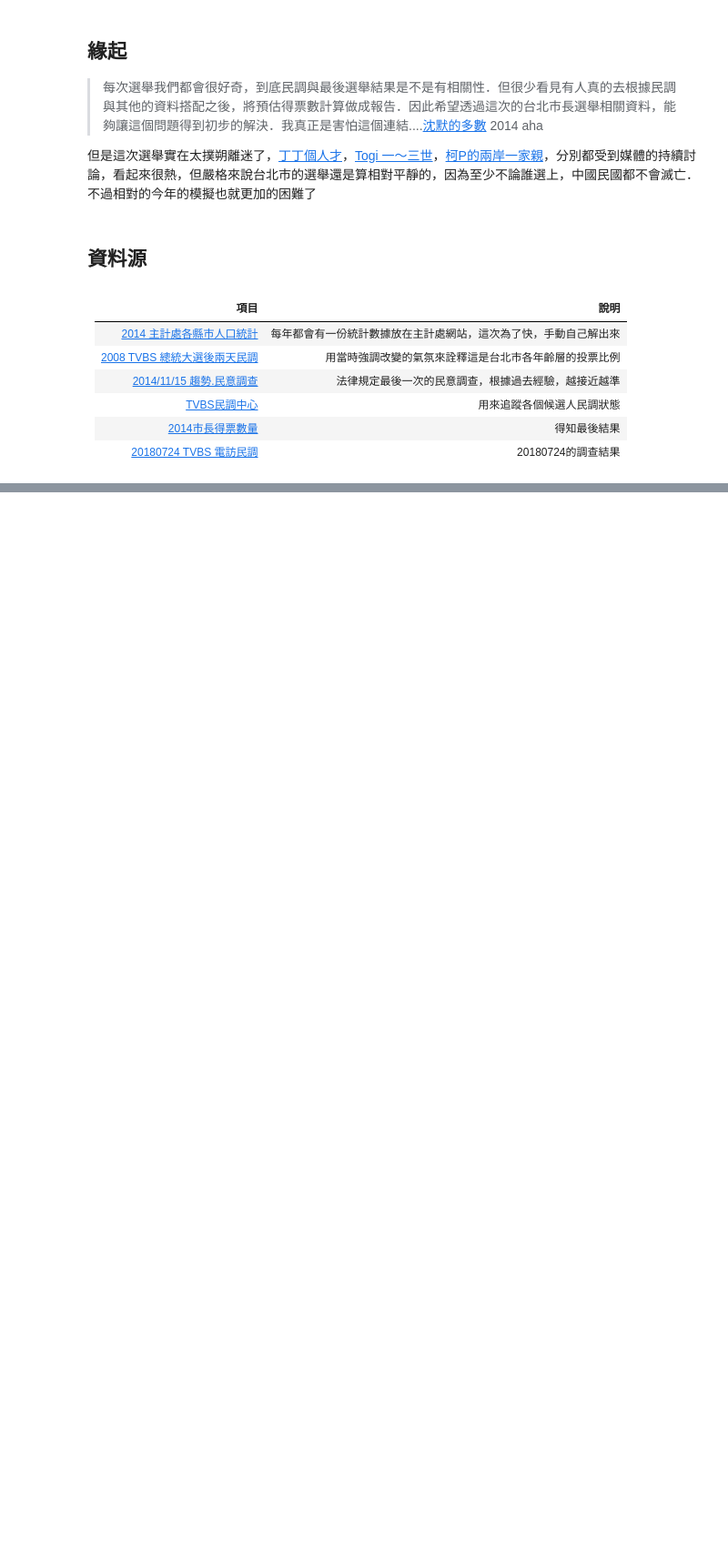
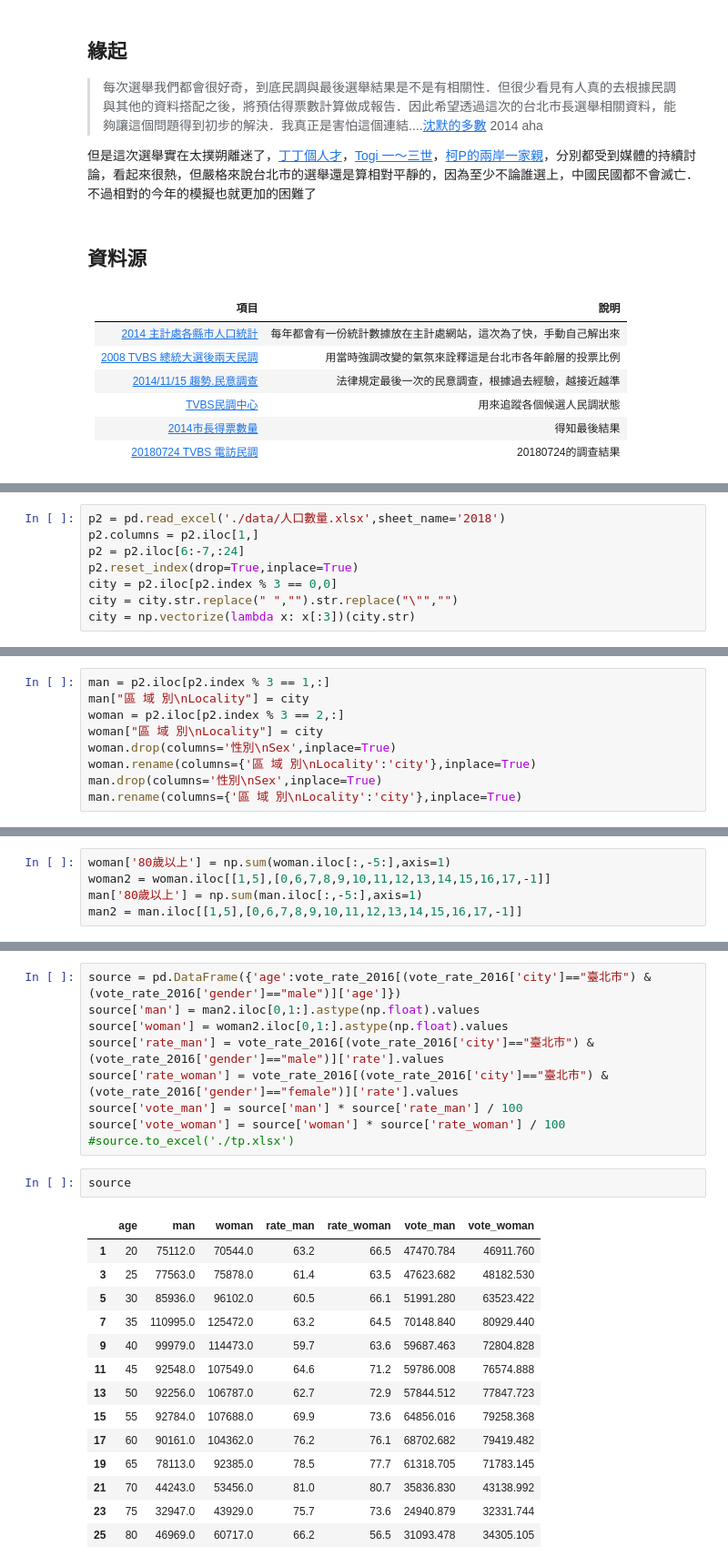
Before and after one commit to ntuaha/VoteSimulator, a Jupyter notebook: 2018/VoteSimulator.ipynb, the cells around one changed output, grey strips where cells are left out. Shown at 91% size. Cells and saved outputs as stored; diff of their text form; blank space fills up the shorter version.

```diff
--- a/2018/VoteSimulator.ipynb
+++ b/2018/VoteSimulator.ipynb
@@ -77,0 +227,8 @@ dtype: int64
+# %%
+p2 = pd.read_excel('./data/人口數量.xlsx',sheet_name='2018')
+p2.columns = p2.iloc[1,]
+p2 = p2.iloc[6:-7,:24]
+p2.reset_index(drop=True,inplace=True)
+city = p2.iloc[p2.index % 3 == 0,0]
+city = city.str.replace(" ","").str.replace("\"","")
+city = np.vectorize(lambda x: x[:3])(city.str)
@@ -77,0 +241,9 @@ dtype: int64
+# %%
+man = p2.iloc[p2.index % 3 == 1,:]
+man["區 域 別\nLocality"] = city
+woman = p2.iloc[p2.index % 3 == 2,:]
+woman["區 域 別\nLocality"] = city
+woman.drop(columns='性別\nSex',inplace=True)
+woman.rename(columns={'區 域 別\nLocality':'city'},inplace=True)
+man.drop(columns='性別\nSex',inplace=True)
+man.rename(columns={'區 域 別\nLocality':'city'},inplace=True)
@@ -77,0 +269,5 @@ dtype: int64
+# %%
+woman['80歲以上'] = np.sum(woman.iloc[:,-5:],axis=1)
+woman2 = woman.iloc[[1,5],[0,6,7,8,9,10,11,12,13,14,15,16,17,-1]]
+man['80歲以上'] = np.sum(man.iloc[:,-5:],axis=1)
+man2 = man.iloc[[1,5],[0,6,7,8,9,10,11,12,13,14,15,16,17,-1]]
@@ -77,0 +298,26 @@ dtype: int64
+# %%
+source = pd.DataFrame({'age':vote_rate_2016[(vote_rate_2016['city']=="臺北市") & (vote_rate_2016['gender']=="male")]['age']})
+source['man'] = man2.iloc[0,1:].astype(np.float).values
+source['woman'] = woman2.iloc[0,1:].astype(np.float).values
+source['rate_man'] = vote_rate_2016[(vote_rate_2016['city']=="臺北市") & (vote_rate_2016['gender']=="male")]['rate'].values
+source['rate_woman'] = vote_rate_2016[(vote_rate_2016['city']=="臺北市") & (vote_rate_2016['gender']=="female")]['rate'].values
+source['vote_man'] = source['man'] * source['rate_man'] / 100
+source['vote_woman'] = source['woman'] * source['rate_woman'] / 100
+#source.to_excel('./tp.xlsx')
+# %%
+source
+# %% [output]
+|  | age | man | woman | rate_man | rate_woman | vote_man | vote_woman |
+| 1 | 20 | 75112.0 | 70544.0 | 63.2 | 66.5 | 47470.784 | 46911.760 |
+| 3 | 25 | 77563.0 | 75878.0 | 61.4 | 63.5 | 47623.682 | 48182.530 |
+| 5 | 30 | 85936.0 | 96102.0 | 60.5 | 66.1 | 51991.280 | 63523.422 |
+| 7 | 35 | 110995.0 | 125472.0 | 63.2 | 64.5 | 70148.840 | 80929.440 |
+| 9 | 40 | 99979.0 | 114473.0 | 59.7 | 63.6 | 59687.463 | 72804.828 |
+| 11 | 45 | 92548.0 | 107549.0 | 64.6 | 71.2 | 59786.008 | 76574.888 |
+| 13 | 50 | 92256.0 | 106787.0 | 62.7 | 72.9 | 57844.512 | 77847.723 |
+| 15 | 55 | 92784.0 | 107688.0 | 69.9 | 73.6 | 64856.016 | 79258.368 |
+| 17 | 60 | 90161.0 | 104362.0 | 76.2 | 76.1 | 68702.682 | 79419.482 |
+| 19 | 65 | 78113.0 | 92385.0 | 78.5 | 77.7 | 61318.705 | 71783.145 |
+| 21 | 70 | 44243.0 | 53456.0 | 81.0 | 80.7 | 35836.830 | 43138.992 |
+| 23 | 75 | 32947.0 | 43929.0 | 75.7 | 73.6 | 24940.879 | 32331.744 |
+| 25 | 80 | 46969.0 | 60717.0 | 66.2 | 56.5 | 31093.478 | 34305.105 |
```
Also changed, not shown: parts of 51 cells of this notebook, 5 other files.
